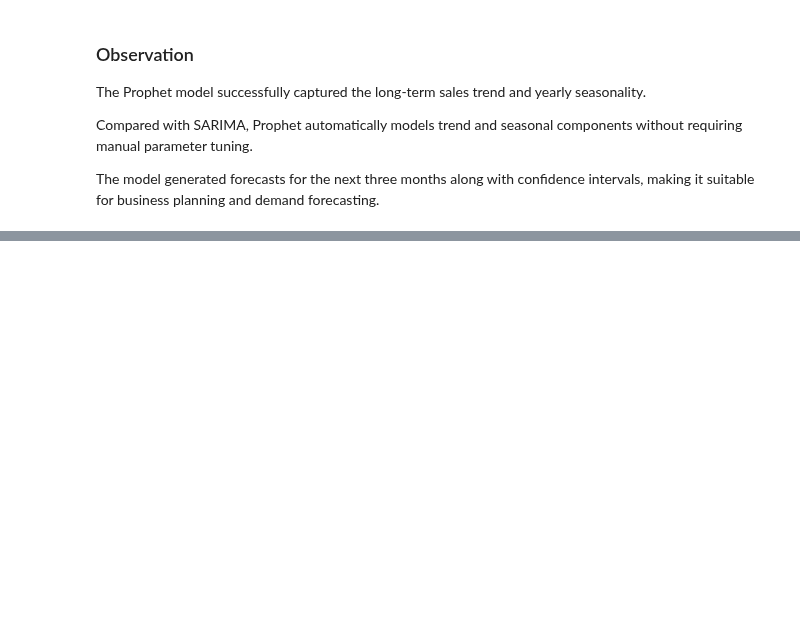
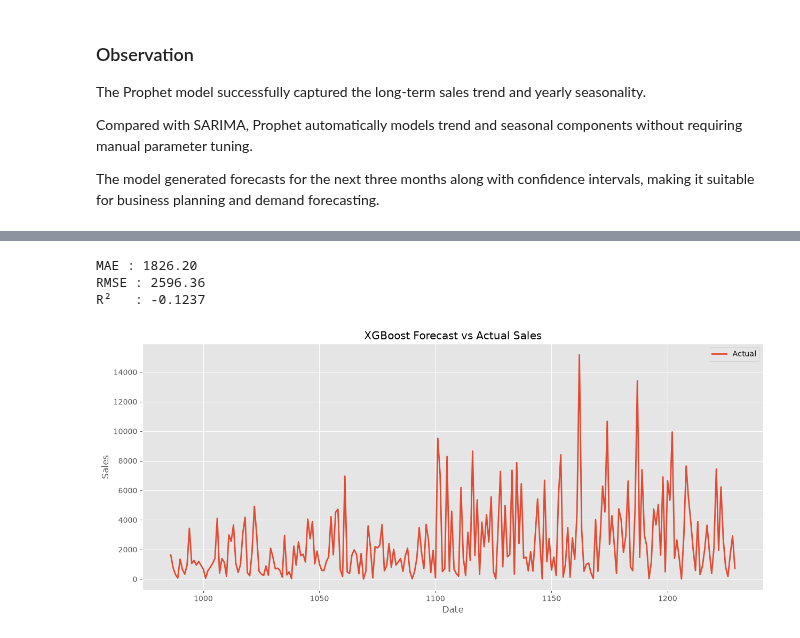
Before and after one commit to opmeenaji81/SalesForecasting_OmprakashMeena, a Jupyter notebook: analysis.ipynb, the cells around one changed output, grey strips where cells are left out. Saved outputs shown, nothing was run; the diff lists cells and outputs as text; code cells hidden in the pictures; blank space fills up the shorter version.

Commit message:
Implemented XGBoost time series forecasting model

```diff
--- a/analysis.ipynb
+++ b/analysis.ipynb
@@ -1584,0 +1595,10 @@ The model generated forecasts for the next three months along with confidence in
+# %%
+# Lag feature and feature engineering
+
+xgb_df = daily_sales.copy()
+lags = [1, 2, 3, 7, 14]
+
+for lag in lags:
+    xgb_df[f'lag_{lag}'] = xgb_df['Sales'].shift(lag)
+xgb_df = xgb_df.dropna()
+xgb_df.head()
@@ -1584,0 +1612,14 @@ The model generated forecasts for the next three months along with confidence in
+# %%
+# train test split
+
+train_size = int(len(xgb_df) * 0.8)
+train = xgb_df.iloc[:train_size]
+test = xgb_df.iloc[train_size:]
+# %%
+feature_cols = [f'lag_{lag}' for lag in lags]
+
+X_train = train[feature_cols]
+y_train = train['Sales']
+
+X_test = test[feature_cols]
+y_test = test['Sales']
@@ -1584,0 +1653,36 @@ The model generated forecasts for the next three months along with confidence in
+# %%
+# model evaluation
+
+xgb_mae = mean_absolute_error(y_test, xgb_predictions)
+
+xgb_rmse = np.sqrt(
+    mean_squared_error(y_test, xgb_predictions)
+)
+
+xgb_r2 = r2_score(y_test, xgb_predictions)
+
+print(f"MAE : {xgb_mae:.2f}")
+print(f"RMSE : {xgb_rmse:.2f}")
+print(f"R²   : {xgb_r2:.4f}")
+# %% [output]
+MAE : 1826.20
+RMSE : 2596.36
+R²   : -0.1237
+# %%
+# Visualtization Actual vs Predicted sales
+
+plt.figure(figsize=(15,6))
+plt.plot(
+    y_test.index,
+    y_test,
+    label = 'Actual',
+    linewidth = 2
+)
+plt.title("XGBoost Forecast vs Actual Sales")
+plt.xlabel("Date")
+plt.ylabel("Sales")
+plt.legend()
+plt.grid(True)
+plt.show()
+# %% [output]
+[figure, added]
```
Also changed, not shown: parts of 12 cells of this notebook.
